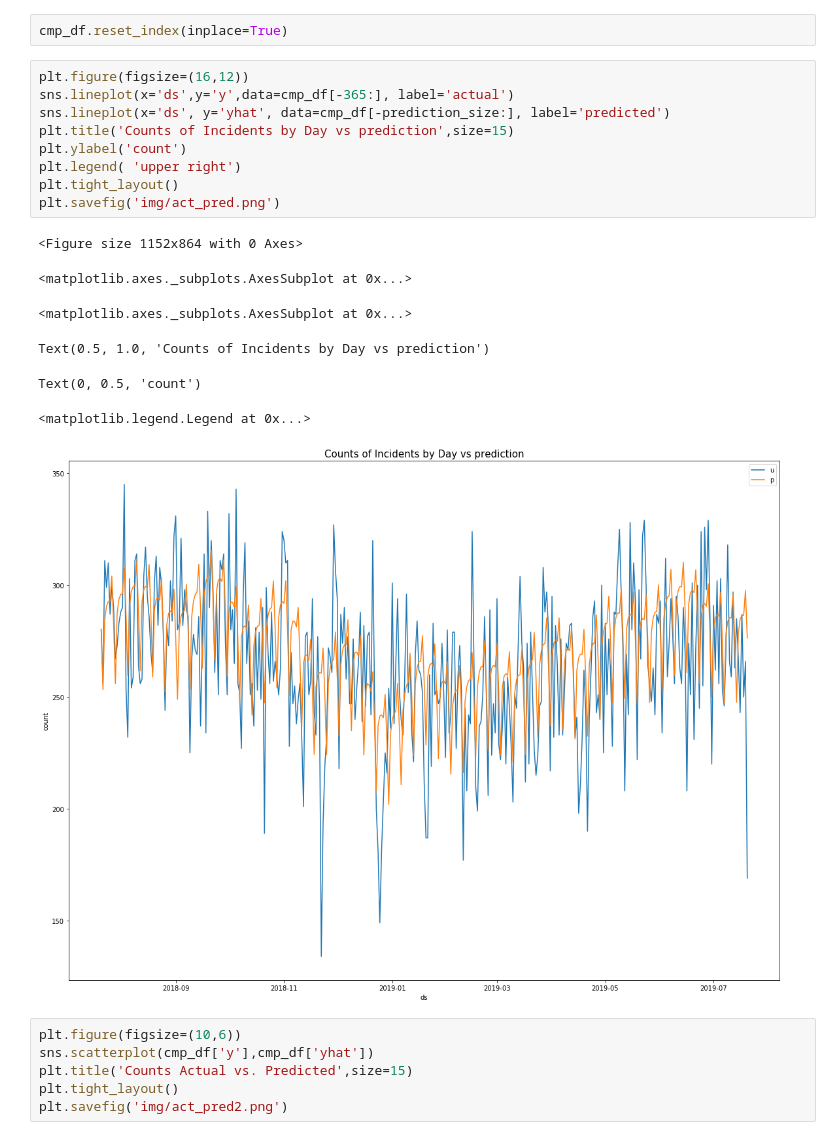
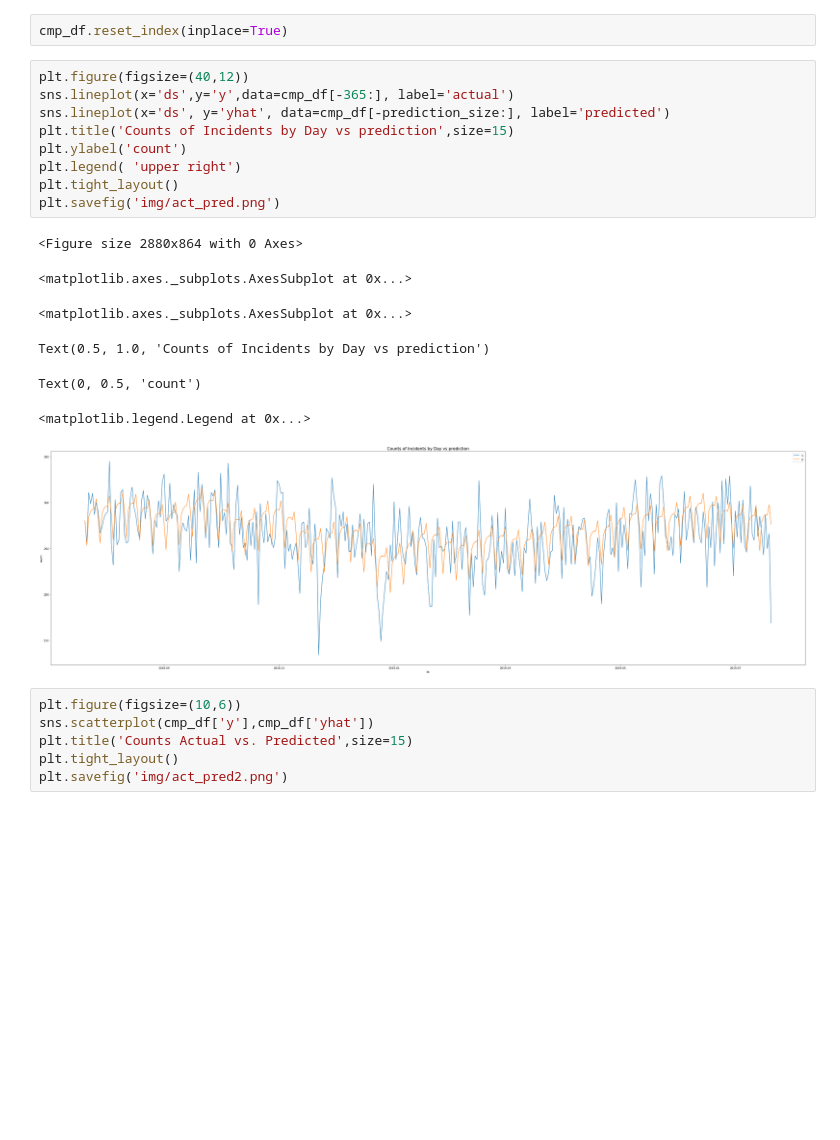
Before and after one commit to clstaub/Crime_Maps, a Jupyter notebook: EDA_modeling.ipynb, the cells around one changed output. Cells and saved outputs as stored; diff of their text form; blank space fills up the shorter version.

```diff
--- a/EDA_modeling.ipynb
+++ b/EDA_modeling.ipynb
@@ -321,22 +349,22 @@ cmp_df.head()
 # %%
 cmp_df.reset_index(inplace=True)
 # %%
-plt.figure(figsize=(16,12))
+plt.figure(figsize=(40,12))
 sns.lineplot(x='ds',y='y',data=cmp_df[-365:], label='actual')
 sns.lineplot(x='ds', y='yhat', data=cmp_df[-prediction_size:], label='predicted')
 plt.title('Counts of Incidents by Day vs prediction',size=15)
 plt.ylabel('count')
 plt.legend( 'upper right')
 plt.tight_layout()
 plt.savefig('img/act_pred.png')
 # %% [output]
-<Figure size 1152x864 with 0 Axes>
+<Figure size 2880x864 with 0 Axes>
 <matplotlib.axes._subplots.AxesSubplot at 0x...>
 <matplotlib.axes._subplots.AxesSubplot at 0x...>
 Text(0.5, 1.0, 'Counts of Incidents by Day vs prediction')
 Text(0, 0.5, 'count')
 <matplotlib.legend.Legend at 0x...>
-[figure, old version]
+[figure, new version]
 # %%
 plt.figure(figsize=(10,6))
 sns.scatterplot(cmp_df['y'],cmp_df['yhat'])
```
Also changed, not shown: parts of 31 cells of this notebook.
